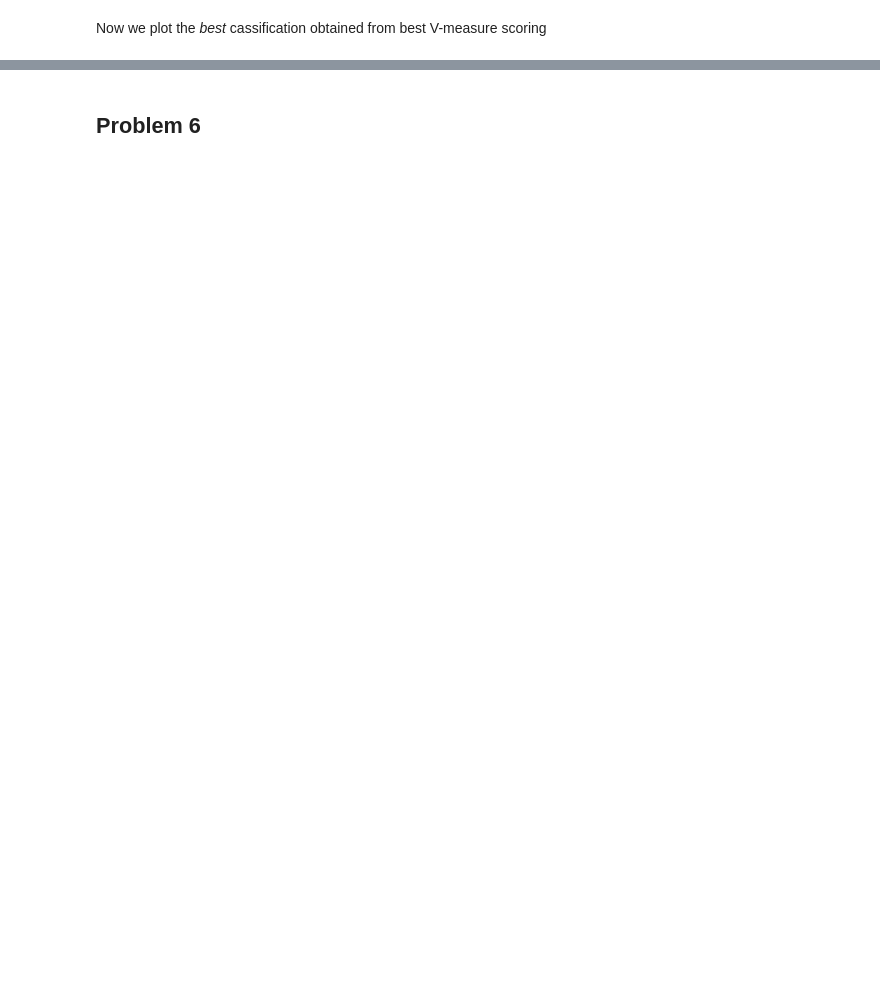
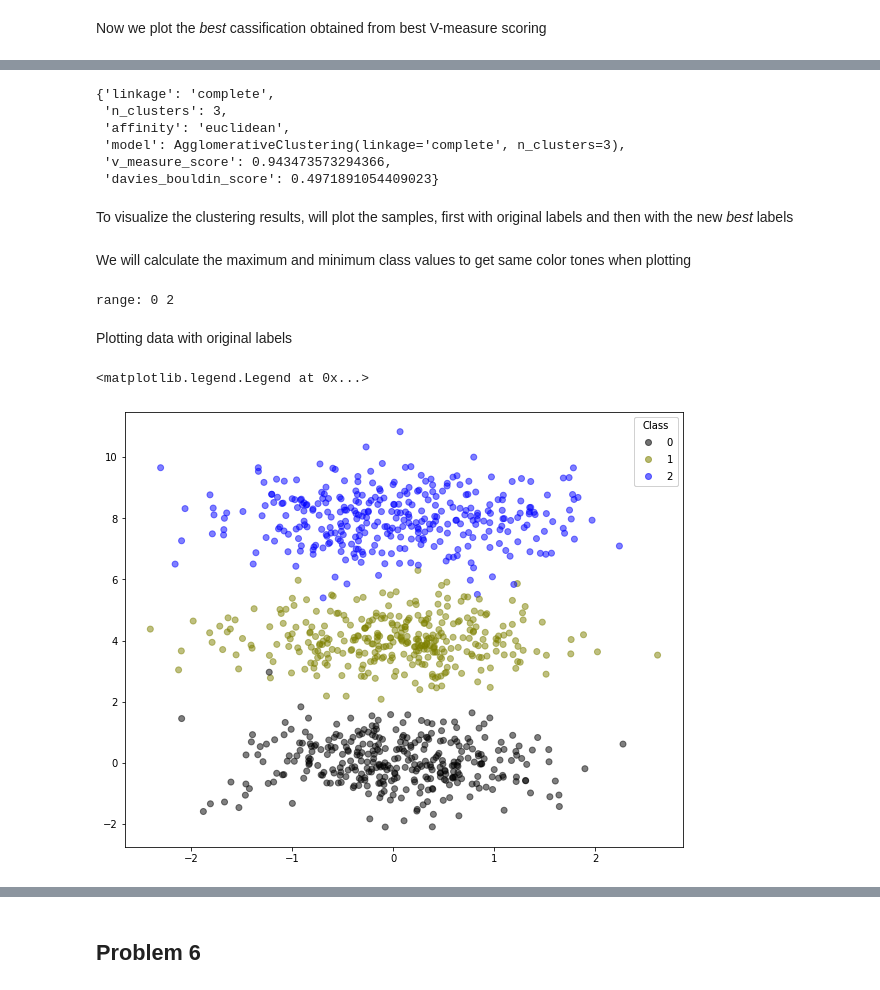
Before and after one commit to llublad/MUSI-AA, a Jupyter notebook: musi-aa-modulo2/handout_4/BERNAT_LADARIA_LLUIS_Handout_4.ipynb, the cells around one changed output, grey strips where cells are left out. Saved outputs shown, nothing was run; the diff lists cells and outputs as text; code cells hidden in the pictures; blank space fills up the shorter version.

```diff
--- a/musi-aa-modulo2/handout_4/BERNAT_LADARIA_LLUIS_Handout_4.ipynb
+++ b/musi-aa-modulo2/handout_4/BERNAT_LADARIA_LLUIS_Handout_4.ipynb
@@ -152,0 +258,39 @@ plt.scatter(x=X[:,0], y=X[:,1], c=y_best_model_labels, alpha=0.5, cmap='brg', vm
+# %%
+best_davies_bouldin_model = None
+
+for model in models_list:
+    if best_davies_bouldin_model is None or model['davies_bouldin_score'] < best_davies_bouldin_model['davies_bouldin_score']:
+        best_davies_bouldin_model = model
+# %%
+best_davies_bouldin_model
+# %% [output]
+{'linkage': 'complete',
+ 'n_clusters': 3,
+ 'affinity': 'euclidean',
+ 'model': AgglomerativeClustering(linkage='complete', n_clusters=3),
+ 'v_measure_score': 0.943473573294366,
+ 'davies_bouldin_score': 0.4971891054409023}
+# %% [markdown]
+To visualize the clustering results, will plot the samples, first with original labels and then with the new *best* labels
+# %% [markdown]
+We will calculate the maximum and minimum class values to get same color tones when plotting
+# %%
+y_best_davies_bouldin_model_labels = best_davies_bouldin_model['model'].labels_
+
+plot_vmax=max(max(y_best_davies_bouldin_model_labels), max(y_classes))
+plot_vmin=min(min(y_best_davies_bouldin_model_labels), min(y_classes))
+print("range:", plot_vmin, plot_vmax)
+# %% [output]
+range: 0 2
+# %% [markdown]
+Plotting data with original labels
+# %%
+_, ax = plt.subplots(figsize=(10,8))
+
+scatter = ax.scatter(x=X[:,0], y=X[:,1], c=y, alpha=0.5, cmap=paleta, vmin=plot_vmin, vmax=plot_vmax)
+my_legend = ax.legend(*scatter.legend_elements(),
+                      loc="upper right", title="Class")
+ax.add_artist(my_legend)
+# %% [output]
+<matplotlib.legend.Legend at 0x...>
+[figure, added]
```
Also changed, not shown: parts of 43 cells of this notebook.
